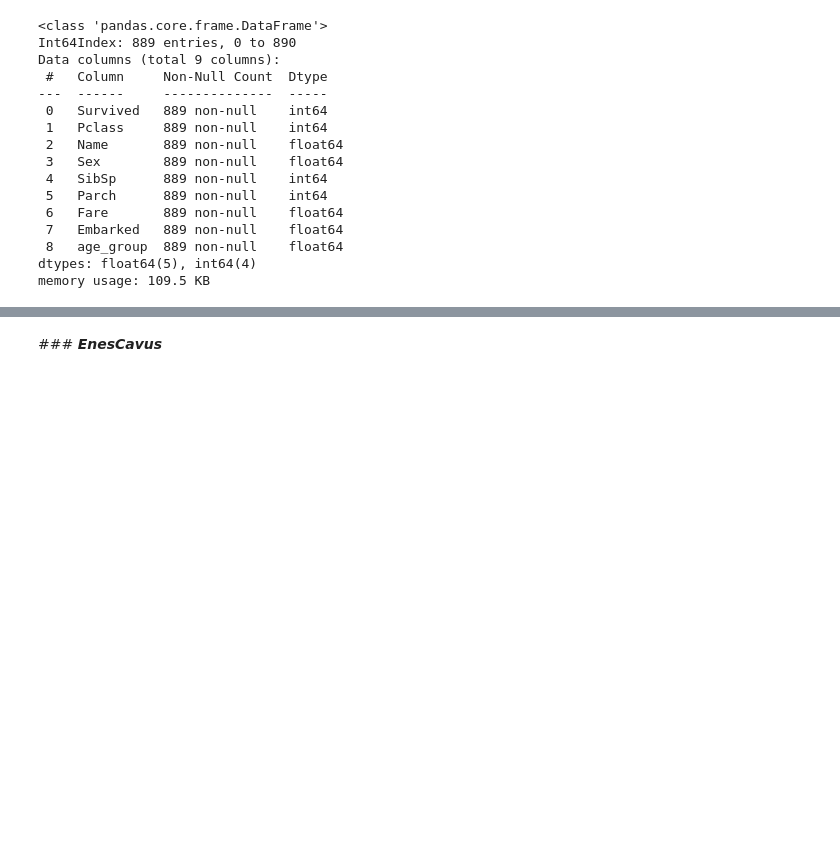
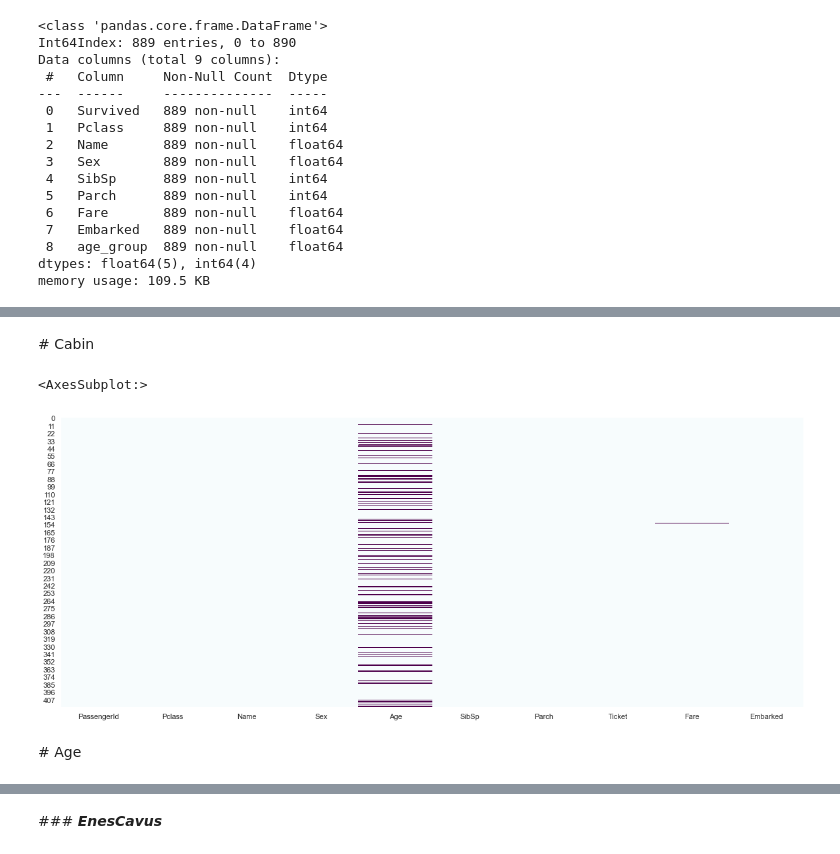
Before and after one commit to enescavus/Data-Science-Projects, a Jupyter notebook: Titanic/titanic_data_analysis.ipynb, the cells around one changed output, grey strips where cells are left out. Saved outputs shown, nothing was run; the diff lists cells and outputs as text; code cells hidden in the pictures; blank space fills up the shorter version.

```diff
--- a/Titanic/titanic_data_analysis.ipynb
+++ b/Titanic/titanic_data_analysis.ipynb
@@ -534,0 +592,10 @@ memory usage: 109.5 KB
+# %% [markdown]
+# Cabin
+# %%
+test = test.drop(columns=['Cabin'])
+sns.heatmap(test.isnull(), cmap="BuPu", cbar=False)
+# %% [output]
+<AxesSubplot:>
+[figure, added]
+# %% [markdown]
+# Age
```
Also changed, not shown: parts of 45 cells of this notebook.
